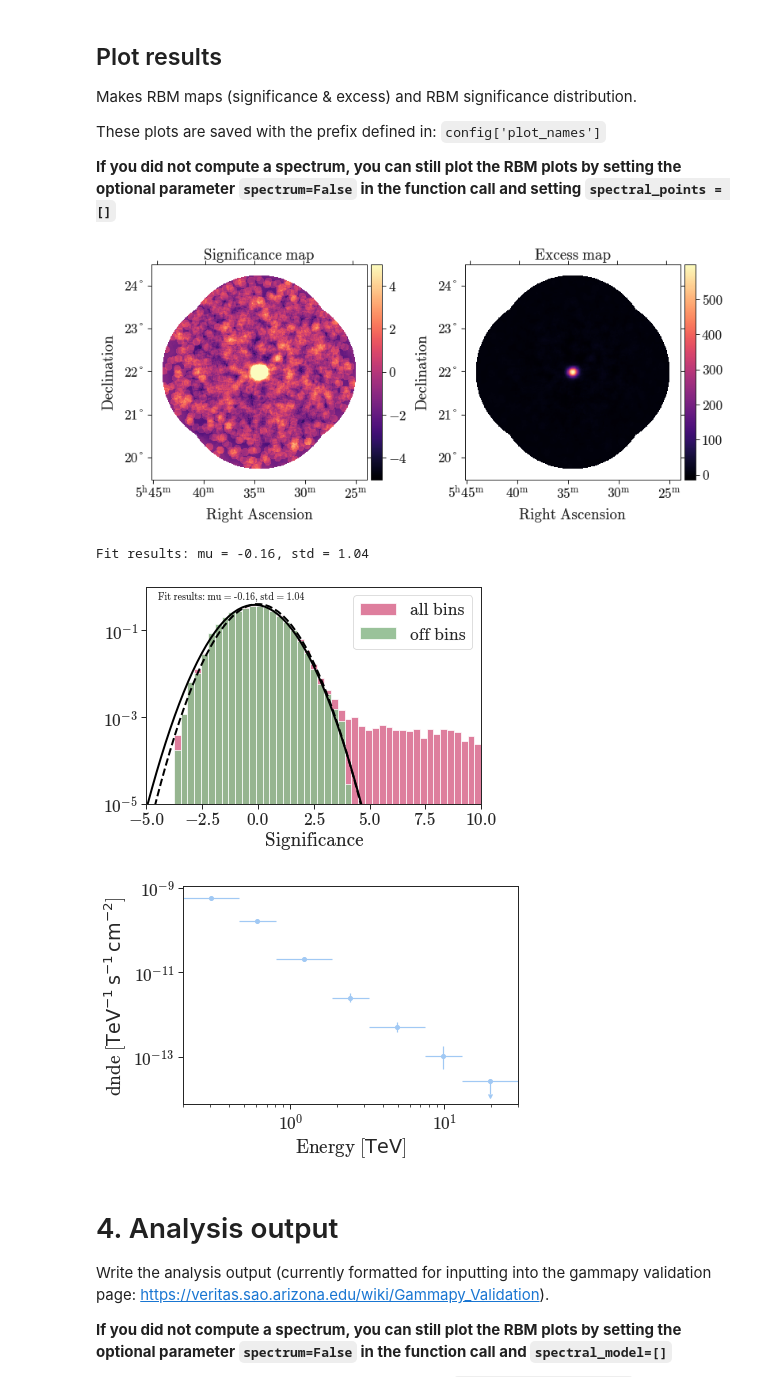
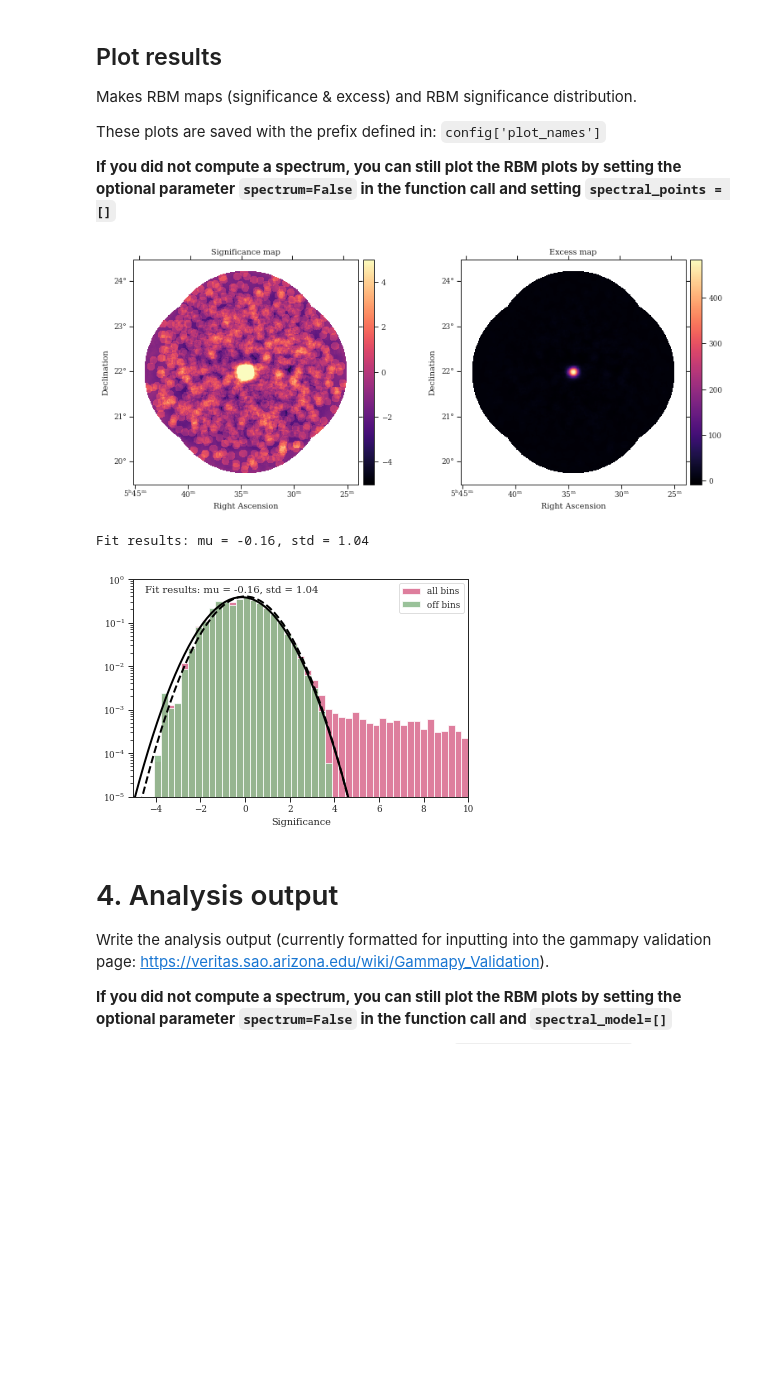
Before and after one commit to VERITAS-Observatory/gammapy-tools, a Jupyter notebook: examples/analysis_notebook.ipynb, the cells around one changed output. Cells and saved outputs as stored; diff of their text form; code cells hidden in the pictures; blank space fills up the shorter version.

```diff
--- a/examples/analysis_notebook.ipynb
+++ b/examples/analysis_notebook.ipynb
@@ -53,7 +54,7 @@ An example config file is [example_config.yaml](example_config.yaml). Instructio
 
 Even if you have generated bkg headers elsewhere, the `'io'`, `'exclusion'`, `'analysis_selection'`, and `'run_selection'` parameters are re-used in the scripts needed to run this notebook.
 # %%
-with open('example_config.yaml', 'r') as file:
+with open('crab_test.yaml', 'r') as file:
     config = yaml.safe_load(file)
 # %%
 config
@@ -113,7 +114,3 @@ By default, bkgs are also smoothed by a Gaussian kernel with a 1-pixel width in
 The `get_background_for_run` function takes as input a tuple with (obs_id,config) and takes the input run matching the observation ID from `config['io']['in_dir']` and outputs a DL3 file with an appended bkg to `config['io']['out_dir']`.
 
 This prints out the number of background run hours that are found for each data run. If this is < 10, consider loosening the observing parameters in `config['background_selection']`
-# %%
-for obs in tqdm(obs_ids):
-    #print(obs)
-    get_background_for_run((obs,config))
@@ -131,14 +210,17 @@ All plots should load, in particular make sure the background rate histogram is
 This will take a while to download for long runlists, so feel free to skip this or terminate it early if everything looks fine!
 # %%
 from gammapy.data import DataStore
+import seaborn as sns
+sns.set_theme(font="Serif",style='ticks',context='paper',palette='pastel')
 
 my_data = DataStore.from_dir(config["io"]["out_dir"])
 my_observations = my_data.get_observations()
 
+
 for obs in my_observations:
     print(obs.obs_id)
     #obs.peek()
-    obs.bkg.plot_at_energy([0.12 * u.TeV,0.5*u.TeV,4*u.TeV,6*u.TeV,10*u.TeV,30*u.TeV])
+    obs.bkg.plot_at_energy([0.12 * u.TeV,0.5*u.TeV,5*u.TeV,10*u.TeV,30*u.TeV,50*u.TeV])
     plt.show()
 # %% [output]
 INFO:gammapy.data.data_store:Observations selected: 4 out of 4.
@@ -195,13 +280,12 @@ These plots are saved with the prefix defined in: `config['plot_names']`
 
 **If you did not compute a spectrum, you can still plot the RBM plots by setting the optional parameter `spectrum=False` in the function call and setting `spectral_points = []`**
 # %%
-#spectral_points=[]
-rbm_plots(config,spectral_points,excess_map, significance_map,exclusion_mask,spectrum=True)
+spectral_points=[]
+rbm_plots(config,spectral_points,excess_map, significance_map,exclusion_mask,spectrum=False)
 # %% [output]
-[figure, old version]
+[figure, new version]
 Fit results: mu = -0.16, std = 1.04
-[figure, old version]
+[figure, new version]
-[figure, removed]
 # %% [markdown]
 # 4. Analysis output
 
```
Also changed, not shown: parts of 18 cells of this notebook, 1 other file.
